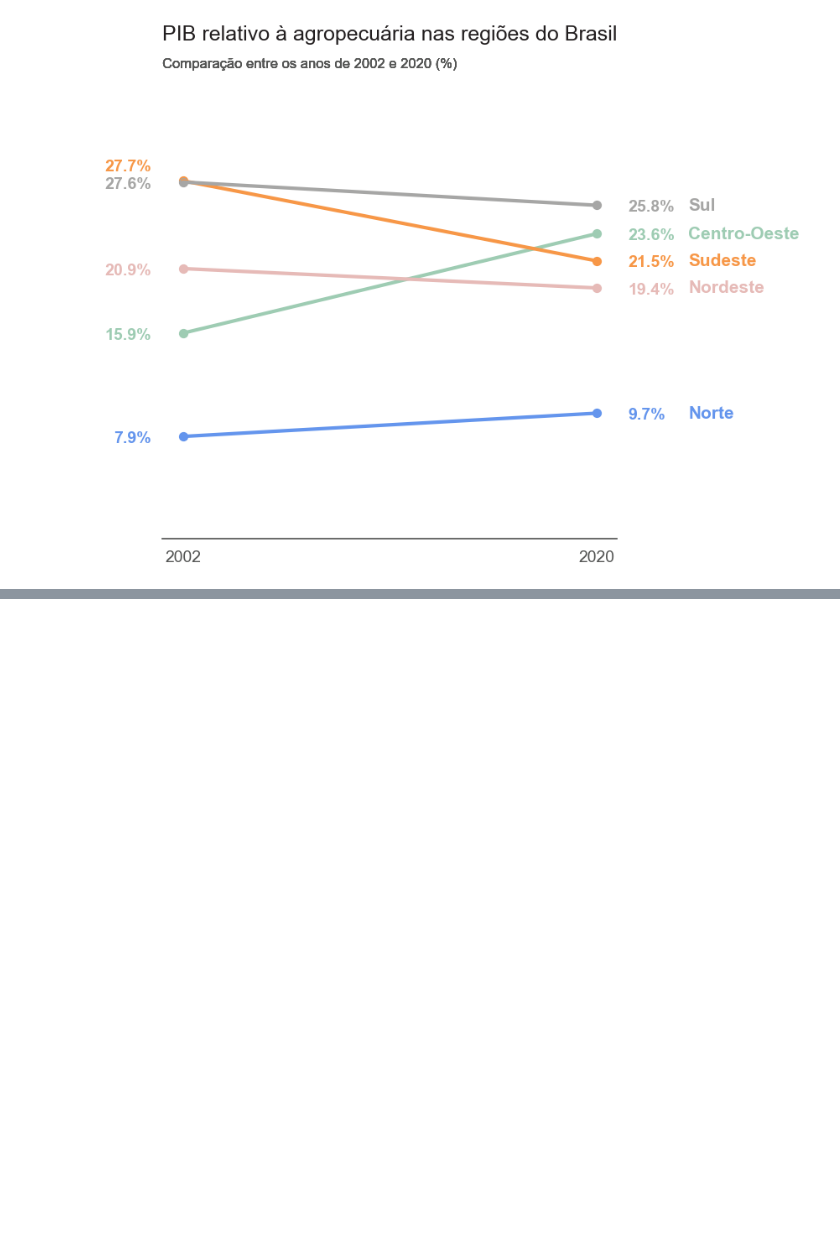
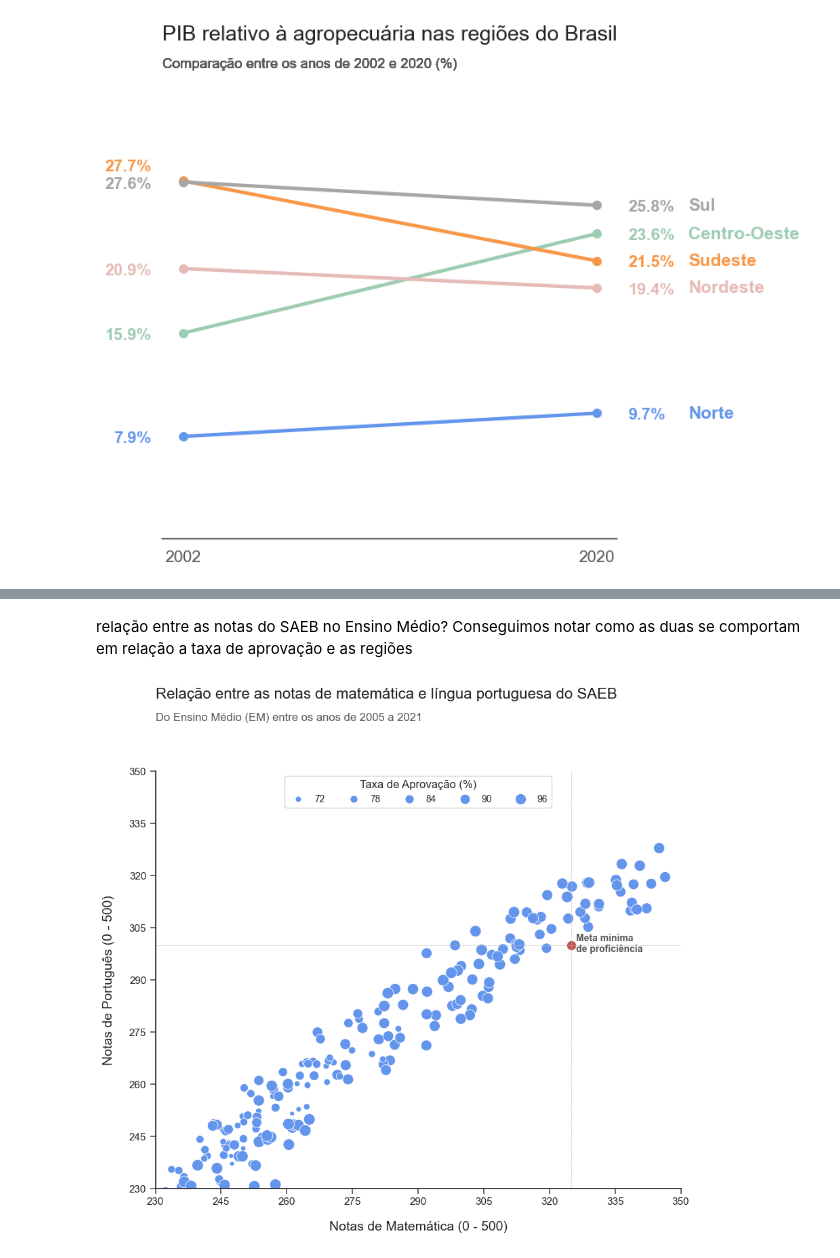
Before and after one commit to Cr0l3y/Pib_analise_2002-20, a Jupyter notebook: Proporcoes.ipynb, the cells around one changed output, grey strips where cells are left out. Saved outputs shown, nothing was run; the diff lists cells and outputs as text; code cells hidden in the pictures; blank space fills up the shorter version.

```diff
--- a/Proporcoes.ipynb
+++ b/Proporcoes.ipynb
@@ -815,0 +1084,55 @@ plt.show()
+# %% [markdown]
+relação entre as notas do SAEB no Ensino Médio? Conseguimos notar como as duas se comportam em relação a taxa de aprovação e as regiões
+# %%
+import pandas as pd
+import numpy as np
+import seaborn as sns
+import matplotlib.pyplot as plt
+
+# Definindo a paleta de cores
+AZUL1, AZUL2, AZUL3, AZUL4, AZUL5, AZUL6 = '#174A7E', '#4A81BF', "#6495ED", '#2596BE', '#94AFC5', '#CDDBF3'
+CINZA1, CINZA2, CINZA3, CINZA4, CINZA5, CINZA6, BRANCO = '#231F20', '#414040', '#555655', '#A6A6A5', '#BFBEBE', '#CED4DA' ,'#FFFFFF'
+VERMELHO1, VERMELHO2, LARANJA1 = '#C3514E',	'#E6BAB7',	'#F79747'
+VERDE1, VERDE2, VERDE3 = '#0C8040',	'#9ABB59', '#9ECCB3'
+
+# Importando o conjunto de dados com os dados do IDEB nacional de provas realizadas de 2005 a 2021
+ideb_em = pd.read_csv("https://raw.githubusercontent.com/afonsosr2/dataviz-graficos-composicao-relacionamento/master/dados/ideb_reg_2005_2021.csv")
+
+# Área do gráfico e tema da visualização
+fig, ax = plt.subplots(figsize=(10,8))
+
+# Gerando o gráfico de bolhas
+ax = sns.scatterplot(data = ideb_em, x = "nota_saeb_matematica", y = "nota_saeb_lingua_portuguesa",
+                     size = "taxa_aprovacao", sizes=(20, 150), color = AZUL3)
+
+# Adicionando a nota meta de proficiência - https://academia.qedu.org.br/prova-brasil/aprendizado-adequado/?repeat=w3tc
+ax.scatter([325], [300], color=VERMELHO1, s=75)
+plt.axvline(x = 325, color = CINZA5, linestyle='--', linewidth=0.5)
+plt.axhline(y = 300, color = CINZA5, linestyle='--', linewidth=0.5)
+ax.text(326, 298, 'Meta mínima\nde proficiência', color=CINZA3, fontsize=10, fontweight='bold')
+
+## Personalizando o gráfico
+plt.suptitle('Relação entre as notas de matemática e língua portuguesa do SAEB', size=16,
+             color=CINZA1, ha = 'left', x = 0, y = 1.2, transform=ax.transAxes)
+plt.title('Do Ensino Médio (EM) entre os anos de 2005 a 2021', fontsize=12,
+          color=CINZA3, ha = "left", x = 0, y = 1.12, transform=ax.transAxes)
+ax.legend(loc = 'upper center', fontsize = 10, title="Taxa de Aprovação (%)", ncols = 5,
+          bbox_transform=ax.transData)
+sns.despine()
+
+# Propriedades dos eixos x e y
+ax.set_xlim(230, 350)
+ax.set_ylim(230, 350)
+
+plt.setp(ax, xticks=np.arange(230, 351, 15), yticks=np.arange(230, 351, 15))
+
+# Ajustando a aparência dos ticks e tick labels
+ax.tick_params(bottom=True, left=True)
+ax.xaxis.set_tick_params(labelsize=11, color = CINZA3)
+ax.yaxis.set_tick_params(labelsize=11, color = CINZA3)
+ax.set_xlabel('Notas de Matemática (0 - 500)', fontsize = 14, labelpad = 15)
+ax.set_ylabel('Notas de Português (0 - 500)', fontsize = 14, labelpad = 15)
+
+plt.show()
+# %% [output]
+[figure, added]
```
Also changed, not shown: parts of 20 cells of this notebook.
